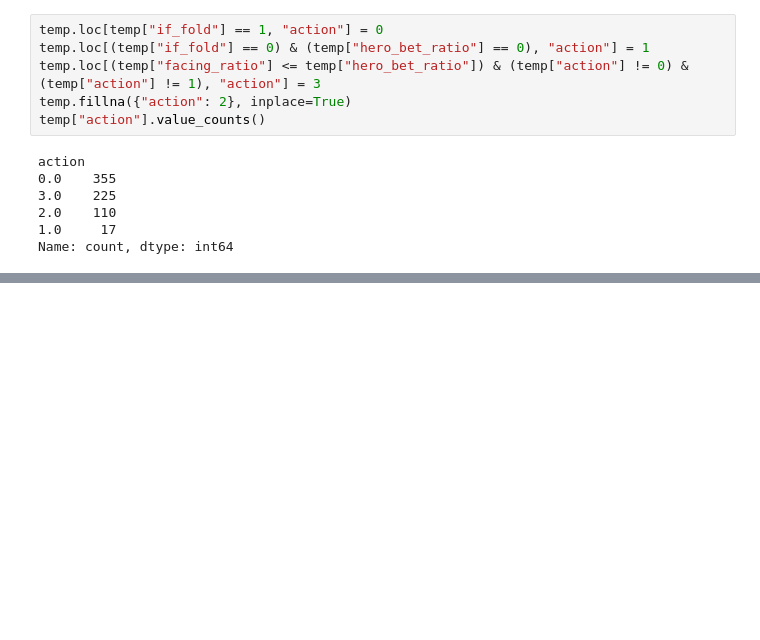
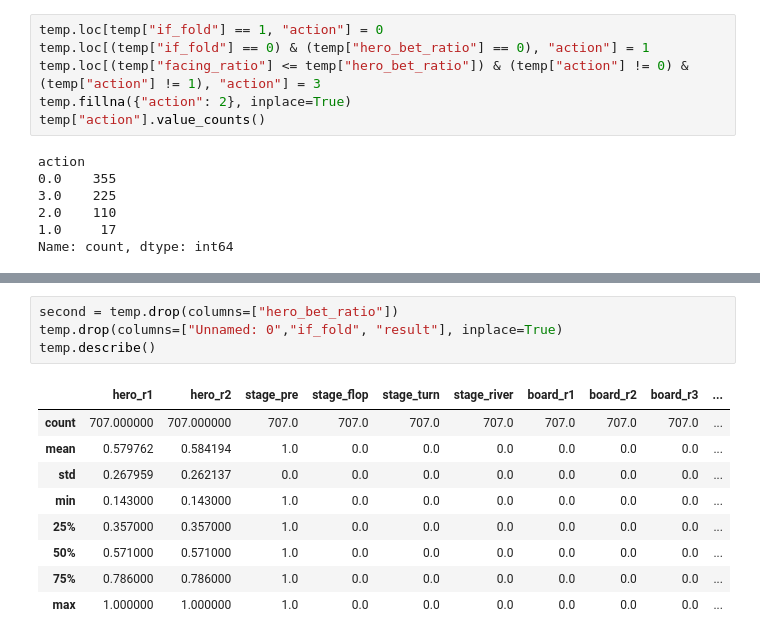
Before and after one commit to ivan1042/Poker_Neural_Network, a Jupyter notebook: data_exploration.ipynb, the cells around one changed output, grey strips where cells are left out. Saved outputs shown, nothing was run; the diff lists cells and outputs as text; blank space fills up the shorter version.

Commit message:
isolated temp for analysis

```diff
--- a/data_exploration.ipynb
+++ b/data_exploration.ipynb
@@ -73,0 +74,14 @@ plt.show()
+# %%
+second = temp.drop(columns=["hero_bet_ratio"])
+temp.drop(columns=["Unnamed: 0","if_fold", "result"], inplace=True)
+temp.describe()
+# %% [output]
+|  | hero_r1 | hero_r2 | stage_pre | stage_flop | stage_turn | stage_river | board_r1 | board_r2 | board_r3 | ... |
+| count | 707.000000 | 707.000000 | 707.0 | 707.0 | 707.0 | 707.0 | 707.0 | 707.0 | 707.0 | ... |
+| mean | 0.579762 | 0.584194 | 1.0 | 0.0 | 0.0 | 0.0 | 0.0 | 0.0 | 0.0 | ... |
+| std | 0.267959 | 0.262137 | 0.0 | 0.0 | 0.0 | 0.0 | 0.0 | 0.0 | 0.0 | ... |
+| min | 0.143000 | 0.143000 | 1.0 | 0.0 | 0.0 | 0.0 | 0.0 | 0.0 | 0.0 | ... |
+| 25% | 0.357000 | 0.357000 | 1.0 | 0.0 | 0.0 | 0.0 | 0.0 | 0.0 | 0.0 | ... |
+| 50% | 0.571000 | 0.571000 | 1.0 | 0.0 | 0.0 | 0.0 | 0.0 | 0.0 | 0.0 | ... |
+| 75% | 0.786000 | 0.786000 | 1.0 | 0.0 | 0.0 | 0.0 | 0.0 | 0.0 | 0.0 | ... |
+| max | 1.000000 | 1.000000 | 1.0 | 0.0 | 0.0 | 0.0 | 0.0 | 0.0 | 0.0 | ... |
```
Also changed, not shown: parts of 3 cells of this notebook.
